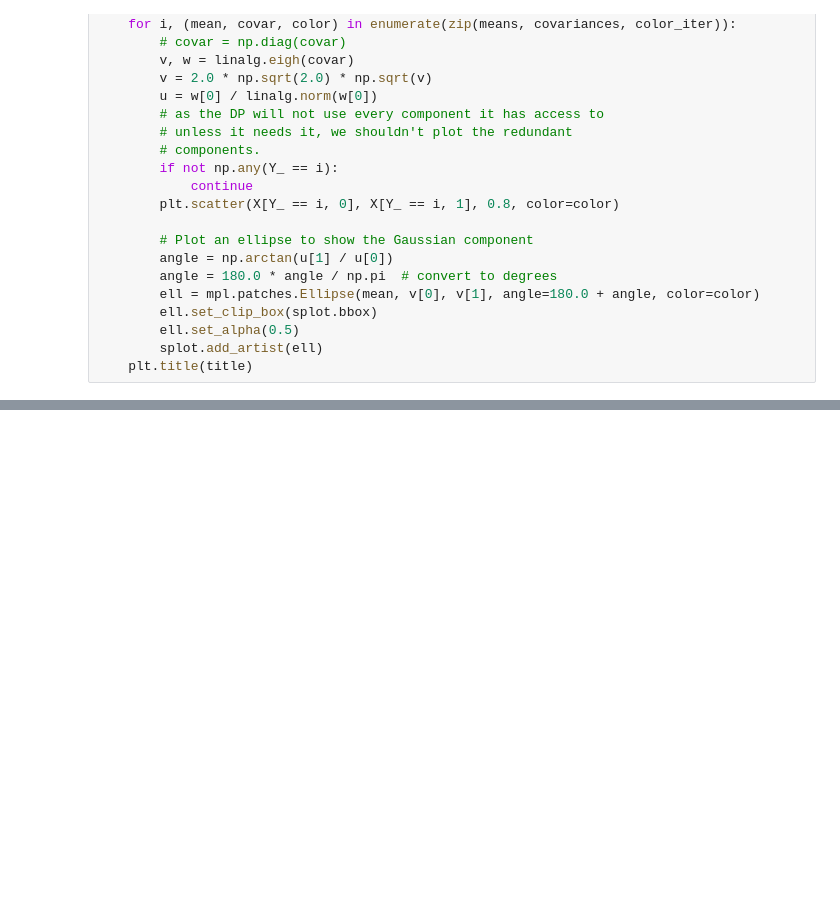
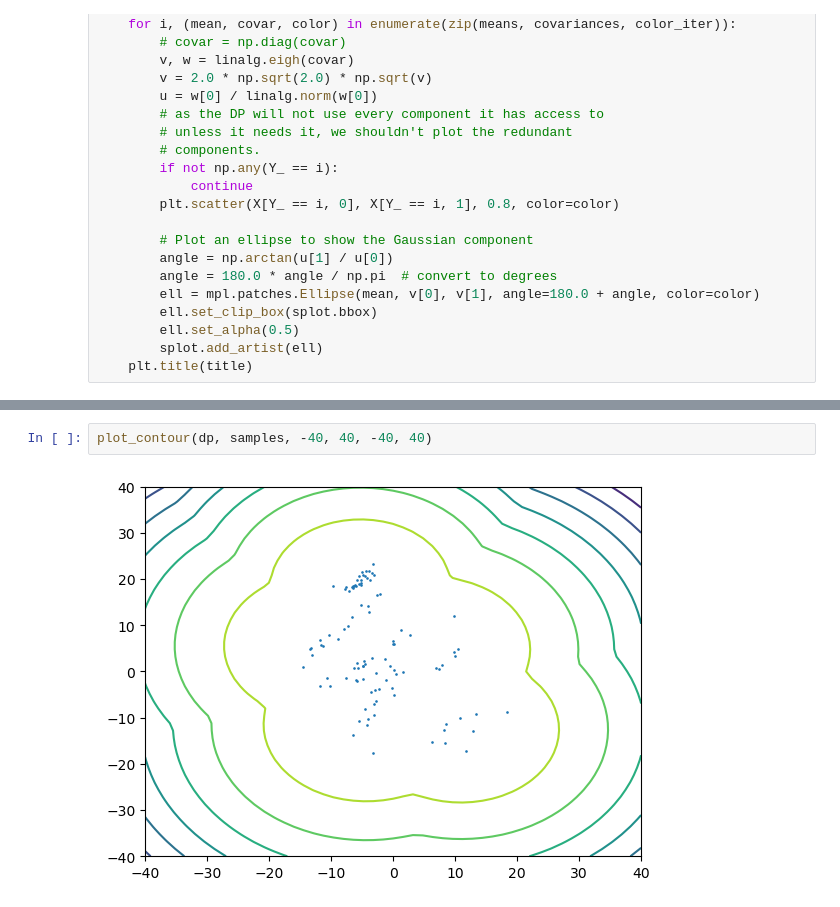
Before and after one commit to onjackay/DD2434-project, a Jupyter notebook: main.ipynb, the cells around one changed output, grey strips where cells are left out. Drawn from its saved outputs; the diff is of its cells as text; blank space fills up the shorter version.

```diff
--- a/main.ipynb
+++ b/main.ipynb
@@ -153,0 +210,4 @@ plot_results(samples, bgm.predict(samples), bgm.means_, bgm.covariances_, "Sklea
+# %%
+plot_contour(dp, samples, -40, 40, -40, 40)
+# %% [output]
+[figure, added]
```
Also changed, not shown: parts of 13 cells of this notebook, 1 other file.
